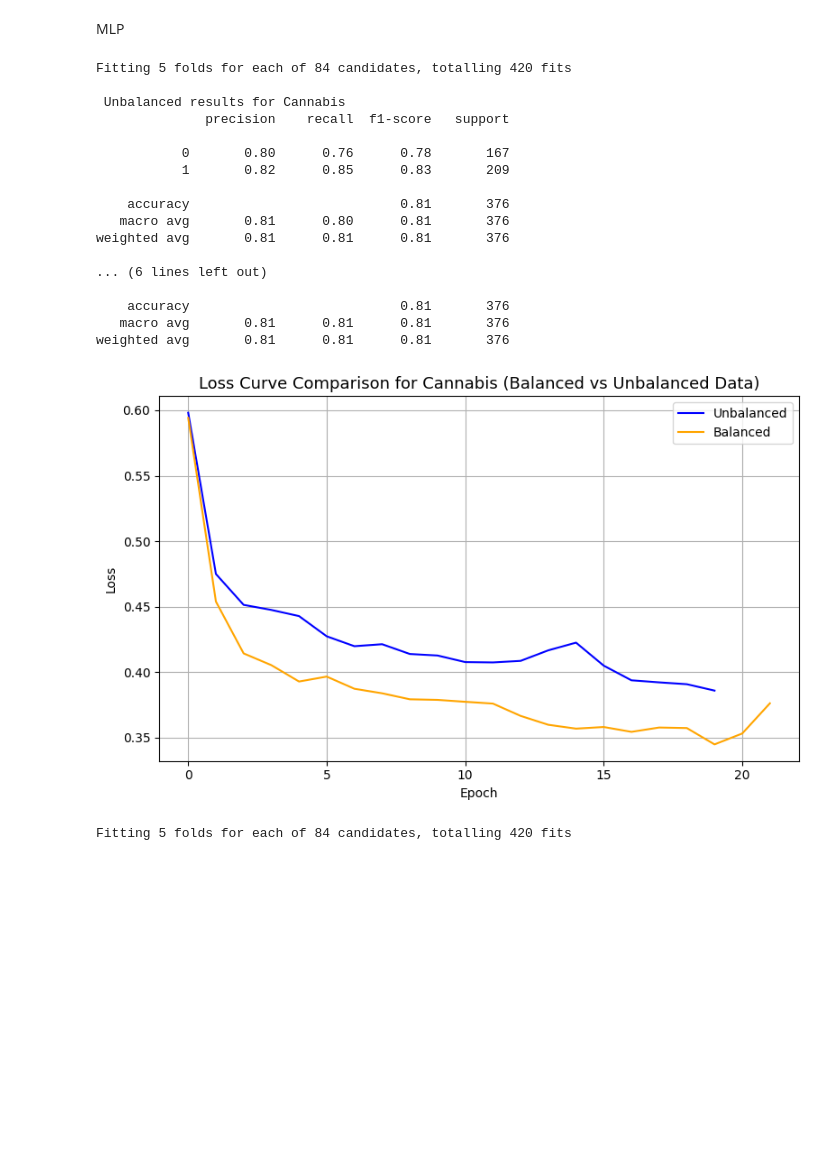
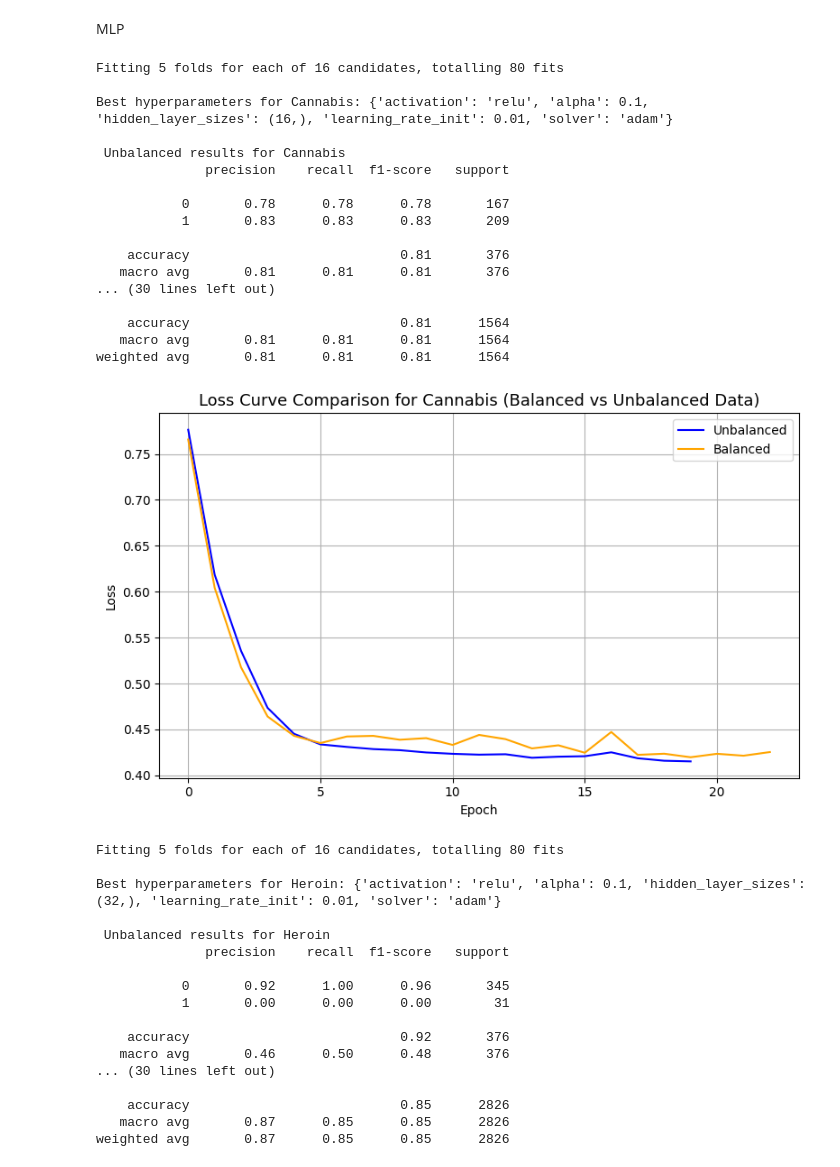
Before and after one commit to andche742/SubstanceAbuseRiskAssessmentML, a Jupyter notebook: model.ipynb, the cells around one changed output. Cells and saved outputs as stored; diff of their text form; code cells hidden in the pictures; blank space fills up the shorter version.

```diff
--- a/model.ipynb
+++ b/model.ipynb
@@ -56,38 +57,33 @@ print(Y.shape)
 # %% [markdown]
 MLP
 # %%
-for drug in ["Cannabis", "Heroin", "LSD"]:
+for drug in ["Cannabis", "Heroin"]:
     y = data_df[drug]
 
-    X_train, X_test, y_train, y_test = train_test_split(X, y, test_size=0.2, shuffle=True, random_state=777)
+    X_train, X_test, y_train, y_test = train_test_split(X, y, test_size=0.2, shuffle=True)
 
     indices = []
-    for i in range(24):
+    for i in range(23):
         indices.append(i)
 
-    # use SMOTE and tomek links to resample
-    X_train_temp, y_train_temp = over.RandomOverSampler().fit_resample(X_train, y_train)
-    X_train_res, y_train_res = under.TomekLinks().fit_resample(X_train_temp, y_train_temp)
-
-    model = MLPClassifier(max_iter=1000,early_stopping=True)
+    X_train_res, y_train_res = over.RandomOverSampler().fit_resample(X_train, y_train)
 
     # for gridsearchcv (optimizing hyperparameters)
     param_grid = {
         'activation': ['tanh', 'relu'],
-        'alpha': [0.0001, 0.001, 0.01],
+        'alpha': [0.0001, 0.1],
         'solver': ['adam'],
         'learning_rate_init': [0.001, 0.01],
         'hidden_layer_sizes': [
-            (32,), (64,), (32, 16), (64, 32),
-            (32, 32), (64, 64), (32, 32, 32)
+            (32,), (16,),
         ]
     }
 
     # ensure that every fold countains minority
-    cv = StratifiedKFold(n_splits=5, shuffle=True, random_state=42)
+    cv = StratifiedKFold(n_splits=5, shuffle=True)
 
     grid = GridSearchCV(
-        estimator = model,
+        estimator = MLPClassifier(max_iter=1000, early_stopping=True),
         param_grid = param_grid,
         scoring = 'recall_macro',
         cv = cv,
@@ -98,14 +94,19 @@ for drug in ["Cannabis", "Heroin", "LSD"]:
     # finding best param
     grid.fit(X_train_res, y_train_res)
     best_params = grid.best_params_
+    print(f"\nBest hyperparameters for {drug}: {best_params}")
 
     # models based on best params
-    unbalanced_model = MLPClassifier(**best_params, max_iter = 1000, early_stopping = True, random_state = 42)
+    unbalanced_model = MLPClassifier(**best_params, max_iter = 1000, early_stopping = True)
     unbalanced_model.fit(X_train, y_train)
     y_pred_unbalanced = unbalanced_model.predict(X_test)
     report_unbalanced = classification_report(y_test, y_pred_unbalanced, output_dict=True)
     print(f"\n Unbalanced results for {drug}")
     print(classification_report(y_test, y_pred_unbalanced))
+
+    y_train_pred_unbalanced = unbalanced_model.predict(X_train)
+    print(f"\n Unbalanced Train results for {drug}")
+    print(classification_report(y_train, y_train_pred_unbalanced))
 
     # store metrics
     results.append({
@@ -116,51 +117,71 @@ for drug in ["Cannabis", "Heroin", "LSD"]:
         'f1_macro': report_unbalanced['macro avg']['f1-score']
     })
 
-    balanced_model = MLPClassifier(**best_params, max_iter = 1000, early_stopping = True, random_state = 42)
+    balanced_model = MLPClassifier(**best_params, max_iter = 1000, early_stopping = True)
     balanced_model.fit(X_train_res, y_train_res)
     y_pred_balanced = balanced_model.predict(X_test)
     report_balanced = classification_report(y_test, y_pred_balanced, output_dict=True)
     print(f"\n Balanced results for {drug}")
     print(classification_report(y_test, y_pred_balanced))
+
+    y_train_pred_balanced = balanced_model.predict(X_train_res)
+    print(f"\n Balanced Train results for {drug}")
+    print(classification_report(y_train_res, y_train_pred_balanced))
 
     results.append({
             'Drug': drug,
             'Model': 'MLP',
             'Balance': 'Balanced',
             'Recall_macro': report_balanced['macro avg']['recall'],
             'f1_macro': report_balanced['macro avg']['f1-score']
     })
 
     # plotting
     plt.figure(figsize=(8, 5))
 
     plt.plot(unbalanced_model.loss_curve_, label='Unbalanced', linestyle='-', color='blue')
     plt.plot(balanced_model.loss_curve_, label='Balanced', linestyle='-', color='orange')
 
     plt.title(f"Loss Curve Comparison for {drug} (Balanced vs Unbalanced Data)", fontsize=13)
     plt.xlabel("Epoch")
     plt.ylabel("Loss")
     plt.legend()
     plt.grid(True)
     plt.tight_layout()
     plt.show()
 # %% [output]
-Fitting 5 folds for each of 84 candidates, totalling 420 fits
+Fitting 5 folds for each of 16 candidates, totalling 80 fits
+
+Best hyperparameters for Cannabis: {'activation': 'relu', 'alpha': 0.1, 'hidden_layer_sizes': (16,), 'learning_rate_init': 0.01, 'solver': 'adam'}
 
  Unbalanced results for Cannabis
               precision    recall  f1-score   support
 
-           0       0.80      0.76      0.78       167
-           1       0.82      0.85      0.83       209
-
-    accuracy                           0.81       376
-   macro avg       0.81      0.80      0.81       376
-weighted avg       0.81      0.81      0.81       376
-
-... (6 lines left out)
+           0       0.78      0.78      0.78       167
+           1       0.83      0.83      0.83       209
 
     accuracy                           0.81       376
    macro avg       0.81      0.81      0.81       376
-weighted avg       0.81      0.81      0.81       376
+... (30 lines left out)
+
+    accuracy                           0.81      1564
+   macro avg       0.81      0.81      0.81      1564
+weighted avg       0.81      0.81      0.81      1564
-[figure, old version]
+[figure, new version]
-Fitting 5 folds for each of 84 candidates, totalling 420 fits
+Fitting 5 folds for each of 16 candidates, totalling 80 fits
+
+Best hyperparameters for Heroin: {'activation': 'relu', 'alpha': 0.1, 'hidden_layer_sizes': (32,), 'learning_rate_init': 0.01, 'solver': 'adam'}
+
+ Unbalanced results for Heroin
+              precision    recall  f1-score   support
+
+           0       0.92      1.00      0.96       345
+           1       0.00      0.00      0.00        31
+
+    accuracy                           0.92       376
+   macro avg       0.46      0.50      0.48       376
+... (30 lines left out)
+
+    accuracy                           0.85      2826
+   macro avg       0.87      0.85      0.85      2826
+weighted avg       0.87      0.85      0.85      2826
```
Also changed, not shown: parts of 5 cells of this notebook.
